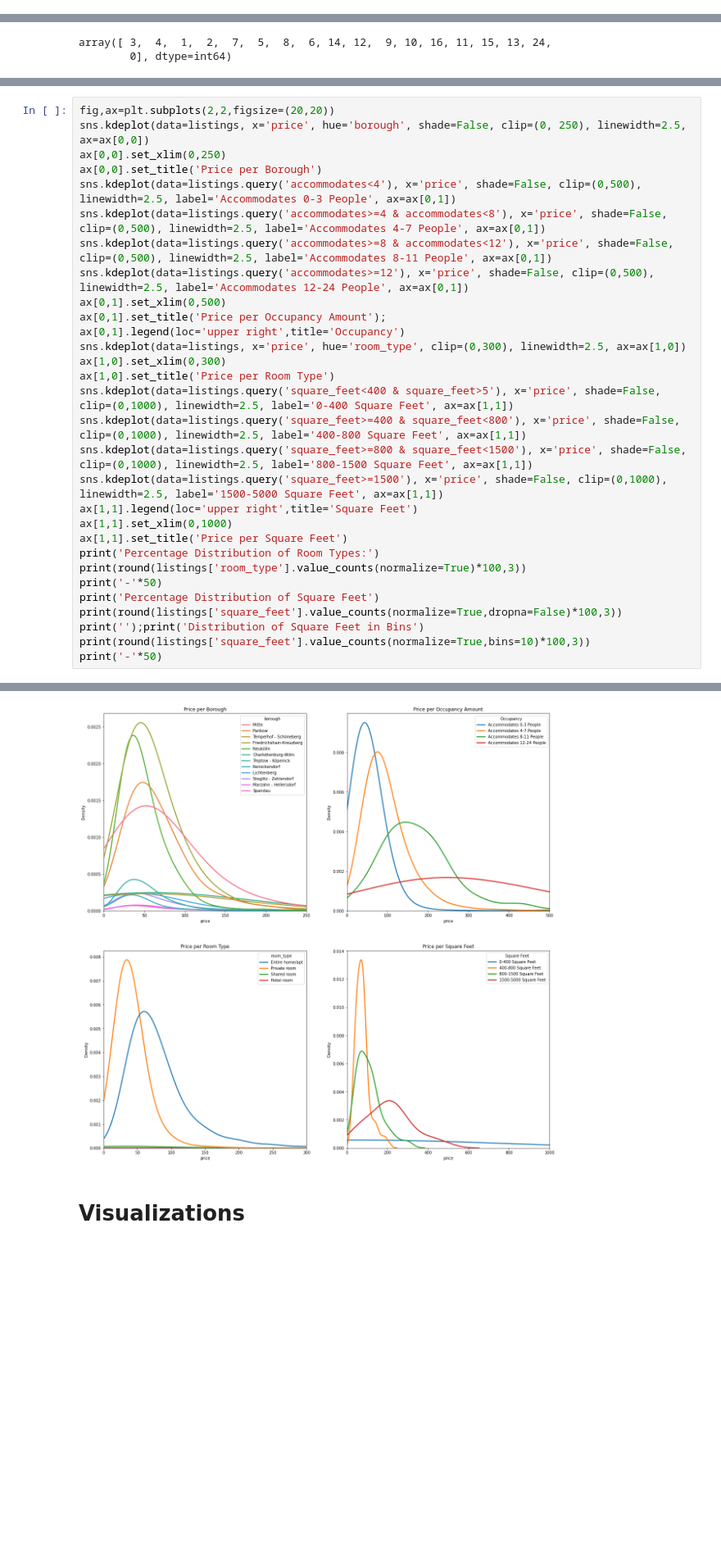
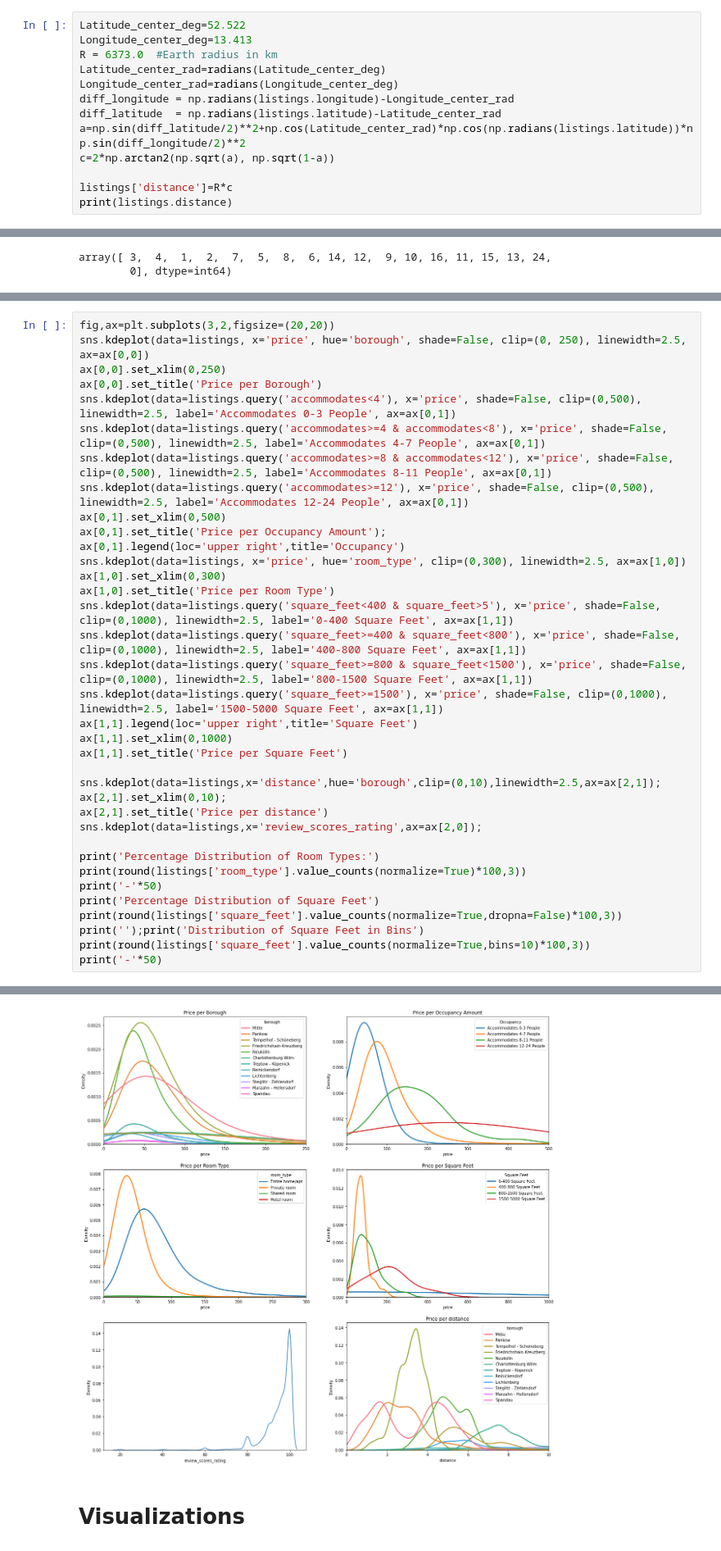
Before and after one commit to alexcerce/Berlin_Airbnb, a Jupyter notebook: Airbnb_Berlin_Main.ipynb, the cells around one changed output, grey strips where cells are left out. Shown at 82% size. Drawn from its saved outputs; the diff is of its cells as text; blank space fills up the shorter version.

```diff
--- a/Airbnb_Berlin_Main.ipynb
+++ b/Airbnb_Berlin_Main.ipynb
@@ -333,0 +352,13 @@ dtype: object
+# %%
+Latitude_center_deg=52.522
+Longitude_center_deg=13.413
+R = 6373.0  #Earth radius in km
+Latitude_center_rad=radians(Latitude_center_deg)
+Longitude_center_rad=radians(Longitude_center_deg)
+diff_longitude = np.radians(listings.longitude)-Longitude_center_rad
+diff_latitude  = np.radians(listings.latitude)-Latitude_center_rad
+a=np.sin(diff_latitude/2)**2+np.cos(Latitude_center_rad)*np.cos(np.radians(listings.latitude))*np.sin(diff_longitude/2)**2
+c=2*np.arctan2(np.sqrt(a), np.sqrt(1-a))
+
+listings['distance']=R*c
+print(listings.distance)
@@ -567,6 +611,6 @@ Index(['listing_id', 'host_id', 'neighborhood', 'borough', 'latitude',
       dtype='object')
 # %%
-fig,ax=plt.subplots(2,2,figsize=(20,20))
+fig,ax=plt.subplots(3,2,figsize=(20,20))
 sns.kdeplot(data=listings, x='price', hue='borough', shade=False, clip=(0, 250), linewidth=2.5, ax=ax[0,0])
 ax[0,0].set_xlim(0,250)
 ax[0,0].set_title('Price per Borough')
@@ -586,34 +630,40 @@ sns.kdeplot(data=listings.query('square_feet>=800 & square_feet<1500'), x='price
 sns.kdeplot(data=listings.query('square_feet>=1500'), x='price', shade=False, clip=(0,1000), linewidth=2.5, label='1500-5000 Square Feet', ax=ax[1,1])
 ax[1,1].legend(loc='upper right',title='Square Feet')
 ax[1,1].set_xlim(0,1000)
 ax[1,1].set_title('Price per Square Feet')
+
+sns.kdeplot(data=listings,x='distance',hue='borough',clip=(0,10),linewidth=2.5,ax=ax[2,1]);
+ax[2,1].set_xlim(0,10);
+ax[2,1].set_title('Price per distance')
+sns.kdeplot(data=listings,x='review_scores_rating',ax=ax[2,0]);
+
 print('Percentage Distribution of Room Types:')
 print(round(listings['room_type'].value_counts(normalize=True)*100,3))
 print('-'*50)
 print('Percentage Distribution of Square Feet')
 print(round(listings['square_feet'].value_counts(normalize=True,dropna=False)*100,3))
 print('');print('Distribution of Square Feet in Bins')
 print(round(listings['square_feet'].value_counts(normalize=True,bins=10)*100,3))
 print('-'*50)
 # %% [output]
 Percentage Distribution of Room Types:
 Entire home/apt    51.868
 Private room       45.928
 Shared room         1.237
 Hotel room          0.967
 Name: room_type, dtype: float64
 --------------------------------------------------
 Percentage Distribution of Square Feet
 NaN       98.392
 0.0        0.411
 646.0      0.052
 753.0      0.048
 ... (18 lines left out)
 (2783.4, 3247.3]               0.000
 (3711.2, 4175.1]               0.000
 Name: square_feet, dtype: float64
 --------------------------------------------------
-[figure, old version]
+[figure, new version]
 # %% [markdown]
 # Visualizations
 # %% [markdown]
```
Also changed, not shown: parts of 19 cells of this notebook.
